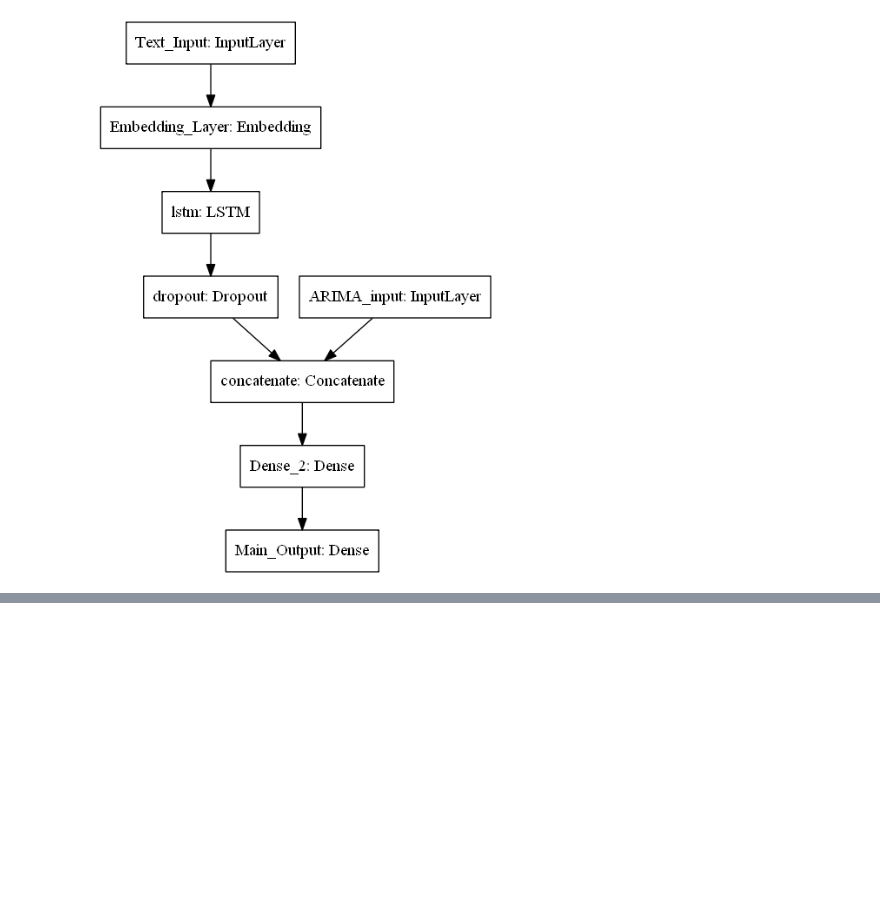
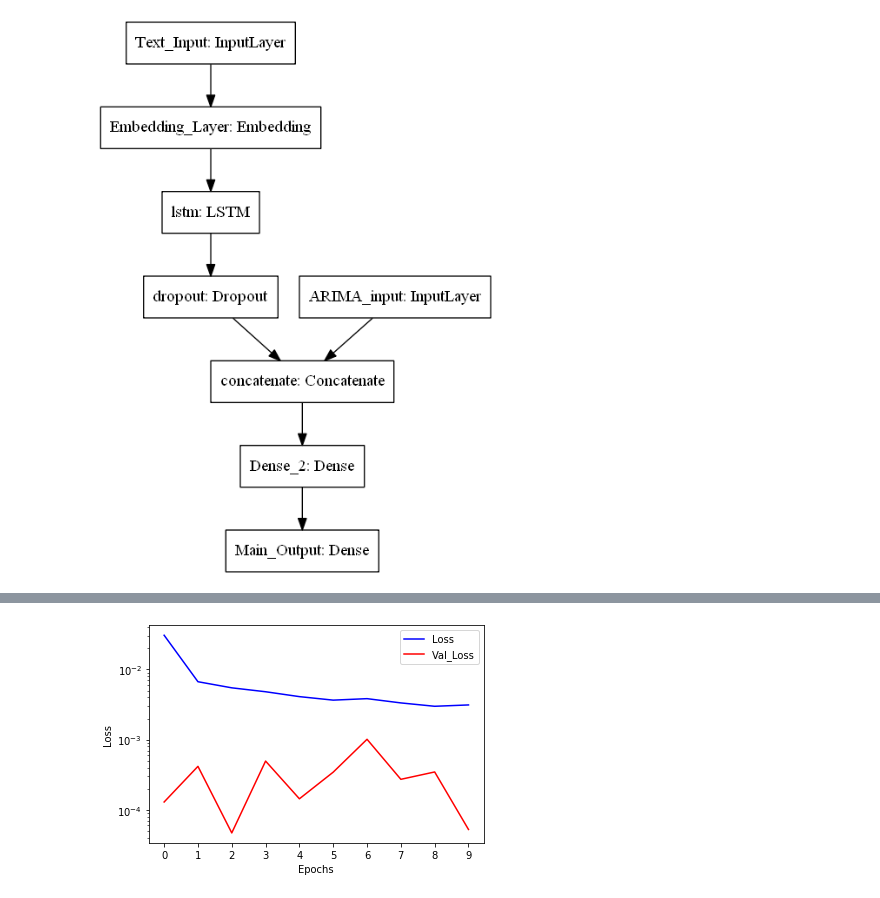
Before and after one commit to backmag/NLP-finance, a Jupyter notebook: FunctionalAPI.ipynb, the cells around one changed output, grey strips where cells are left out. Drawn from its saved outputs; the diff is of its cells as text; code cells hidden in the pictures; blank space fills up the shorter version.

```diff
--- a/FunctionalAPI.ipynb
+++ b/FunctionalAPI.ipynb
@@ -488,6 +478,6 @@ h_p = model_p.fit({'Text_Input': train_seq, 'ARIMA_input': train_arima},
               validation_data=({'Text_Input': val_seq, 'ARIMA_input': val_arima},
               {'Main_Output': val_targets}),
               batch_size=par['batch_size'],
-              epochs=5)
+              epochs=10)
 # %% [output]
 Train on 1529 samples, validate on 506 samples
@@ -547,0 +500,11 @@ h = model.fit({'Text_Input': train_words, 'ARIMA_input': train_arima},
+# %%
+plt.plot(h_p.history['loss'],color="blue",label="Loss")
+plt.plot(h_p.history['val_loss'],color="red",label="Val_Loss")
+plt.legend()
+plt.yscale('log')
+plt.ylabel('Loss')
+plt.xlabel('Epochs')
+plt.xticks(range(10))
+plt.show()
+# %% [output]
+[figure, added]
```
Also changed, not shown: parts of 12 cells of this notebook.
